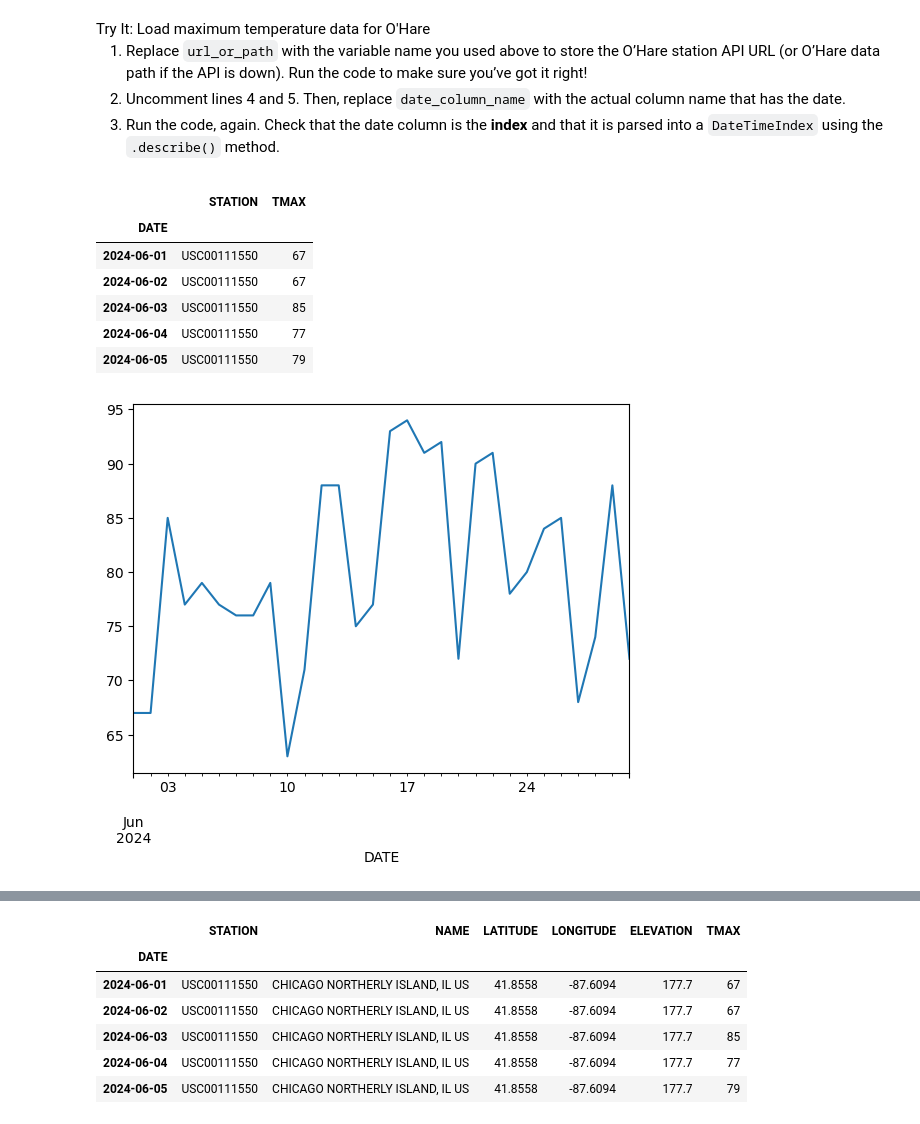
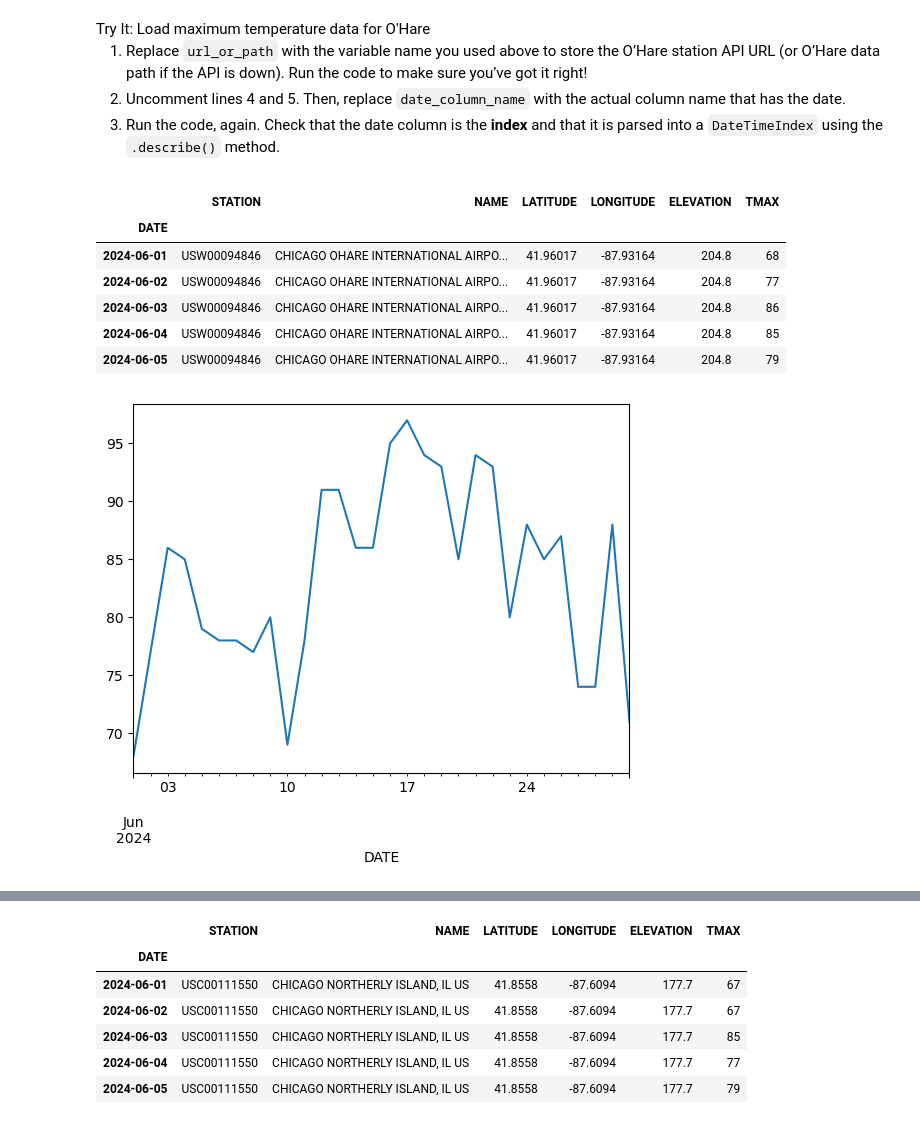
Before and after one commit to cu-esiil-edu/chicago-symposium-culler, a Jupyter notebook: uhi-31-wrangle.ipynb, the cells around one changed output, grey strips where cells are left out. Cells and saved outputs as stored; diff of their text form; code cells hidden in the pictures.

```diff
--- a/uhi-31-wrangle.ipynb
+++ b/uhi-31-wrangle.ipynb
@@ -140,23 +106,23 @@ method.</li>
 # %%
 # Open data using pandas
 ohare_df = pd.read_csv(
-    nor_url,
+    ohare_path,
     parse_dates=True,
     index_col='DATE'
 )
 
 # Plot the data using pandas
 ohare_df.TMAX.plot()
 
 # Check the first 5 lines of data
 ohare_df.head()
 # %% [output]
-|  | STATION | TMAX |
-| DATE |  |  |
-| 2024-06-01 | USC00111550 | 67 |
-| 2024-06-02 | USC00111550 | 67 |
-| 2024-06-03 | USC00111550 | 85 |
-| 2024-06-04 | USC00111550 | 77 |
-| 2024-06-05 | USC00111550 | 79 |
+|  | STATION | NAME | LATITUDE | LONGITUDE | ELEVATION | TMAX |
+| DATE |  |  |  |  |  |  |
+| 2024-06-01 | USW00094846 | CHICAGO OHARE INTERNATIONAL AIRPO... | 41.96017 | -87.93164 | 204.8 | 68 |
+| 2024-06-02 | USW00094846 | CHICAGO OHARE INTERNATIONAL AIRPO... | 41.96017 | -87.93164 | 204.8 | 77 |
+| 2024-06-03 | USW00094846 | CHICAGO OHARE INTERNATIONAL AIRPO... | 41.96017 | -87.93164 | 204.8 | 86 |
+| 2024-06-04 | USW00094846 | CHICAGO OHARE INTERNATIONAL AIRPO... | 41.96017 | -87.93164 | 204.8 | 85 |
+| 2024-06-05 | USW00094846 | CHICAGO OHARE INTERNATIONAL AIRPO... | 41.96017 | -87.93164 | 204.8 | 79 |
-[figure, old version]
+[figure, new version]
 # %% [markdown]
```
Also changed, not shown: parts of 9 cells of this notebook.
